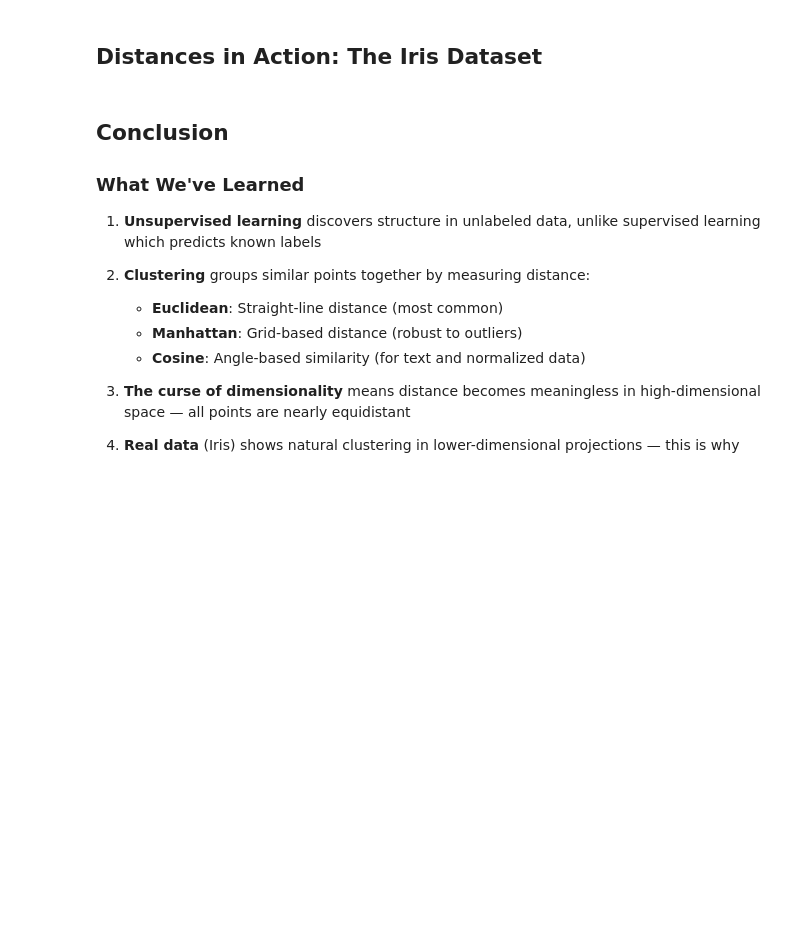
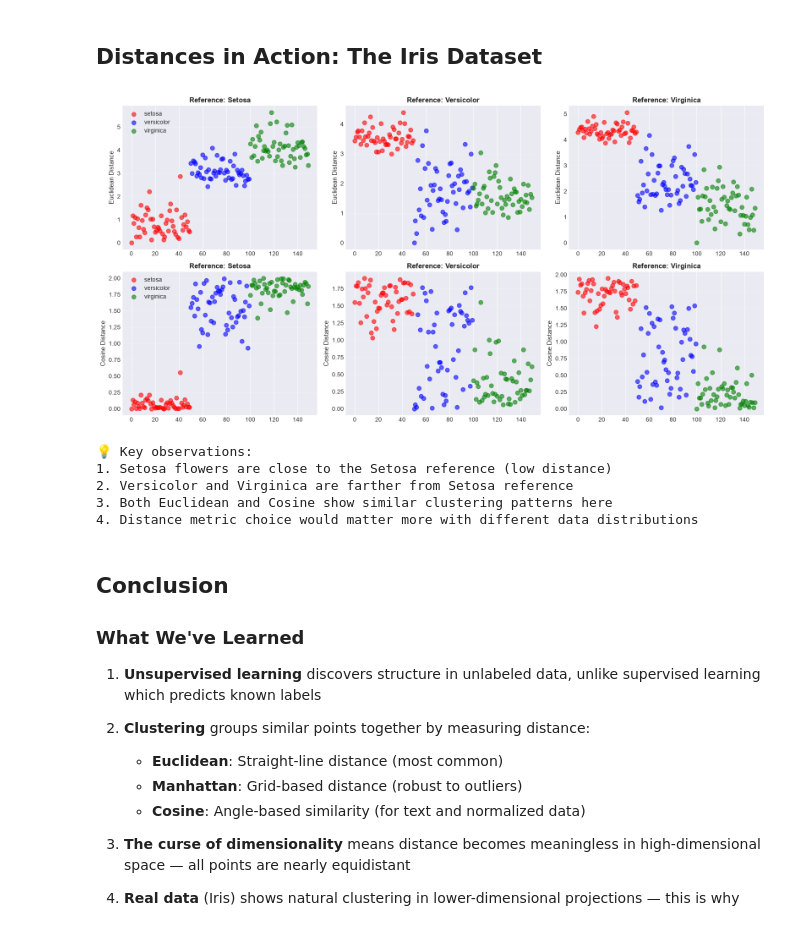
Before and after one commit to powell-clark/unsupervised-learning, a Jupyter notebook: notebooks/0a_clustering_foundations_theory.ipynb, the cells around one changed output. Cells and saved outputs as stored; diff of their text form; code cells hidden in the pictures; blank space fills up the shorter version.

```diff
--- a/notebooks/0a_clustering_foundations_theory.ipynb
+++ b/notebooks/0a_clustering_foundations_theory.ipynb
@@ -699,39 +783,46 @@ for idx, (dist, label) in enumerate([
     ax = axes[0, idx]
     for species_idx in range(3):
         mask = y == species_idx
-        ax.scatter(range(len(dist)), np.array(dist)[mask],
+        ax.scatter(np.arange(len(dist))[mask], np.array(dist)[mask],
                   c=colors[species_idx], alpha=0.6, s=50, label=target_names[species_idx])
     ax.set_ylabel('Euclidean Distance', fontsize=11)
     ax.set_title(label, fontsize=12, fontweight='bold')
     ax.grid(True, alpha=0.3, axis='y')
     if idx == 0:
         ax.legend()
 
 # Cosine distances
 for idx, (dist, label) in enumerate([
     (dist_to_setosa_cosine, 'Reference: Setosa'),
     (dist_to_versicolor_cosine, 'Reference: Versicolor'),
     (dist_to_virginica_cosine, 'Reference: Virginica'),
 ]):
     ax = axes[1, idx]
     for species_idx in range(3):
         mask = y == species_idx
-        ax.scatter(range(len(dist)), np.array(dist)[mask],
+        ax.scatter(np.arange(len(dist))[mask], np.array(dist)[mask],
                   c=colors[species_idx], alpha=0.6, s=50, label=target_names[species_idx])
     ax.set_ylabel('Cosine Distance', fontsize=11)
     ax.set_title(label, fontsize=12, fontweight='bold')
     ax.grid(True, alpha=0.3, axis='y')
     if idx == 0:
         ax.legend()
 
 plt.tight_layout()
 plt.show()
 
 print("\n💡 Key observations:")
 print("1. Setosa flowers are close to the Setosa reference (low distance)")
 print("2. Versicolor and Virginica are farther from Setosa reference")
 print("3. Both Euclidean and Cosine show similar clustering patterns here")
 print("4. Distance metric choice would matter more with different data distributions")
+# %% [output]
+[figure, added]
+💡 Key observations:
+1. Setosa flowers are close to the Setosa reference (low distance)
+2. Versicolor and Virginica are farther from Setosa reference
+3. Both Euclidean and Cosine show similar clustering patterns here
+4. Distance metric choice would matter more with different data distributions
 # %% [markdown]
 <a name="conclusion"></a>
 ## Conclusion
```
Also changed, not shown: parts of 10 cells of this notebook, 1 other file.
